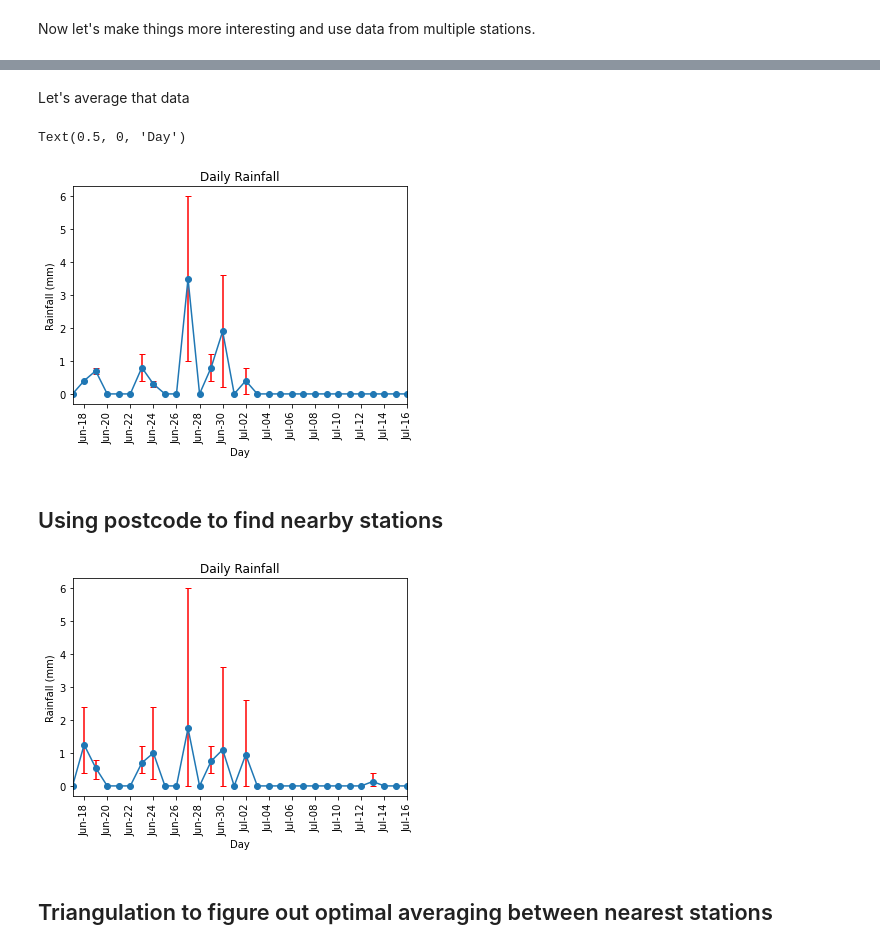
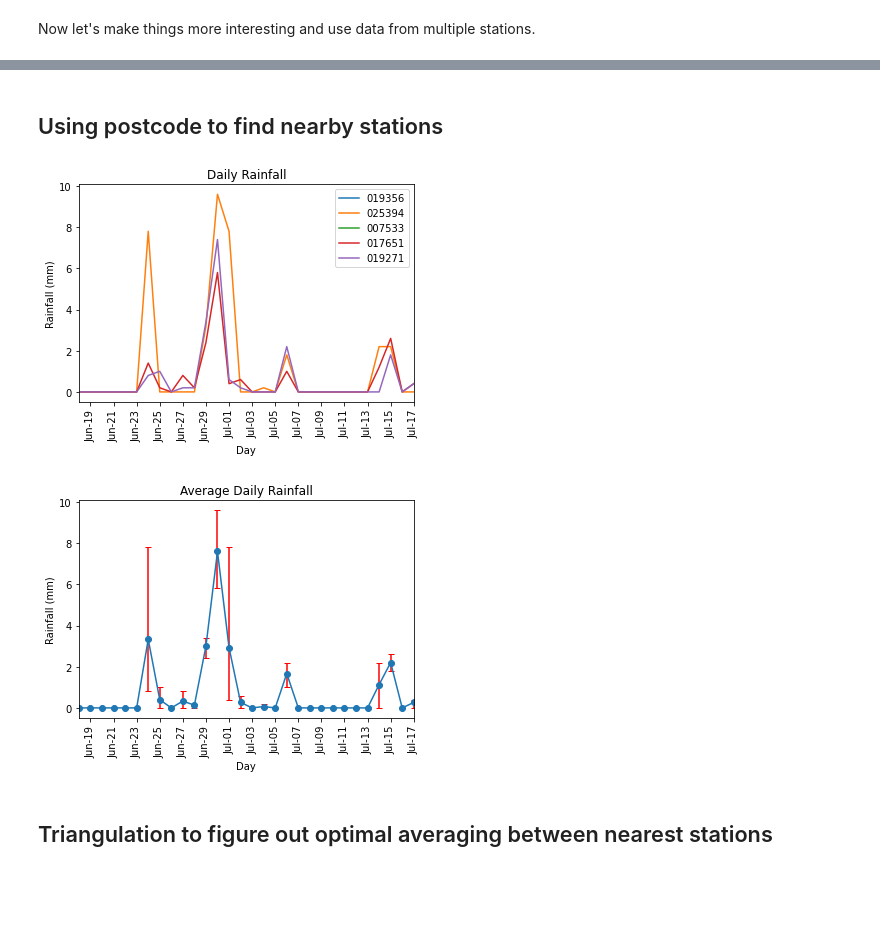
Before and after one commit to timcornelissen/rainfall, a Jupyter notebook: Rainfall.ipynb, the cells around one changed output, grey strips where cells are left out. Cells and saved outputs as stored; diff of their text form; code cells hidden in the pictures; blank space fills up the shorter version.

```diff
--- a/Rainfall.ipynb
+++ b/Rainfall.ipynb
@@ -95,2 +106,0 @@ _=rainfall_plot(datas)
-# %% [markdown]
-Let's average that data
@@ -118,49 +107,44 @@ def rainfall_plot(data, average = False):
-# %%
-fig, ax = plt.subplots()
-
-datas_mean = datas.mean(axis=1)
-ymin = datas_mean - datas.min(axis=1)
-ymax = datas.max(axis=1) - datas_mean
-datas_mean.plot(ax=ax,yerr= (ymin,ymax),marker='o', capsize=3, ecolor='r')
-
-ax.tick_params(axis='x', which='both', bottom=False, labelbottom=False)
-ax.xaxis.set_major_locator(DayLocator(interval=2))
-ax.xaxis.set_major_formatter(DateFormatter("%b-%d"))
-ax.tick_params(axis="x", labelrotation= 90, bottom=True,labelbottom=True)
-
-ax.set_title('Daily Rainfall')
-ax.set_ylabel('Rainfall (mm)')
-ax.set_xlabel('Day')
-# %% [output]
-Text(0.5, 0, 'Day')
-[figure, removed]
 # %% [markdown]
 ## Using postcode to find nearby stations
 # %%
 def postcode_lookup(postcode):
-    # https://api.postcodes.io/
+    # Uses https://api.postcodes.io/
+
     url = "https://api.postcodes.io/postcodes/"+postcode
     response = json.loads(requests.get(url).text)
-    return (response['result']['longitude'],response['result']['latitude'])
+
+    # Only process English postcodes because the rainfall API only has English data
+    if response['result']['country']=='England':
+        latlong = (response['result']['longitude'],response['result']['latitude'])
+    else:
+        latlong = ()
+
+    return latlong
 # %%
 def find_stations(latlong,dist=10):
-    lat = str(latlong[1])
-    long = str(latlong[0])
-    dist = str(dist)
+    if isinstance(latlong, tuple) and len(latlong)==2:
 
-    data_url = "https://environment.data.gov.uk/flood-monitoring/id/stations"
-    url_param = "?parameter=rainfall&lat="+ lat + "&long="+ long+ "&dist="
+        lat = str(latlong[1])
+        long = str(latlong[0])
+        dist = str(dist)
 
-    url = data_url + url_param + dist
+        data_url = "https://environment.data.gov.uk/flood-monitoring/id/stations"
+        url_param = "?parameter=rainfall&lat="+ lat + "&long="+ long+ "&dist="
 
-    response = json.loads(requests.get(url).text)
-    data = pd.DataFrame(response['items'])
-    return data['notation']
+        url = data_url + url_param + dist
+
+        response = json.loads(requests.get(url).text)
+        data = pd.DataFrame(response['items'])
+        return data['notation']
+    else:
+        raise Exception("Invalid latitude and longitude format")
 # %%
-stations = find_stations(postcode_lookup('NW36TY'),10)
-datas = load_multiple(stations,N_days)
-_=rainfall_plot(datas,average=True)
+stations = find_stations(postcode_lookup('NE46AL'),10)
+data = load_multiple(stations,N_days)
+_=rainfall_plot(data)
+_=rainfall_plot(data,average=True)
 # %% [output]
-[figure, old version]
+[figure, new version]
+[figure, added]
 # %% [markdown]
 ## Triangulation to figure out optimal averaging between nearest stations
```
Also changed, not shown: parts of 4 cells of this notebook.
